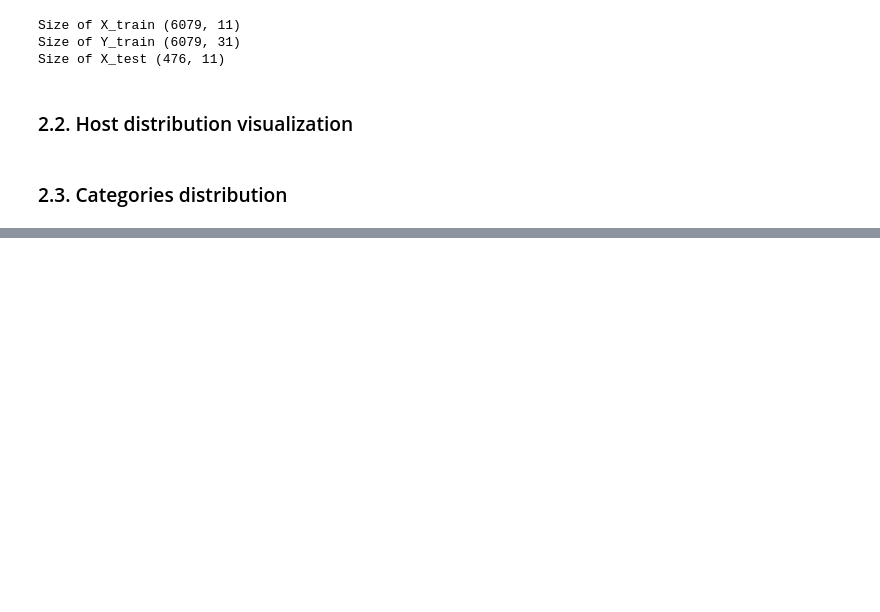
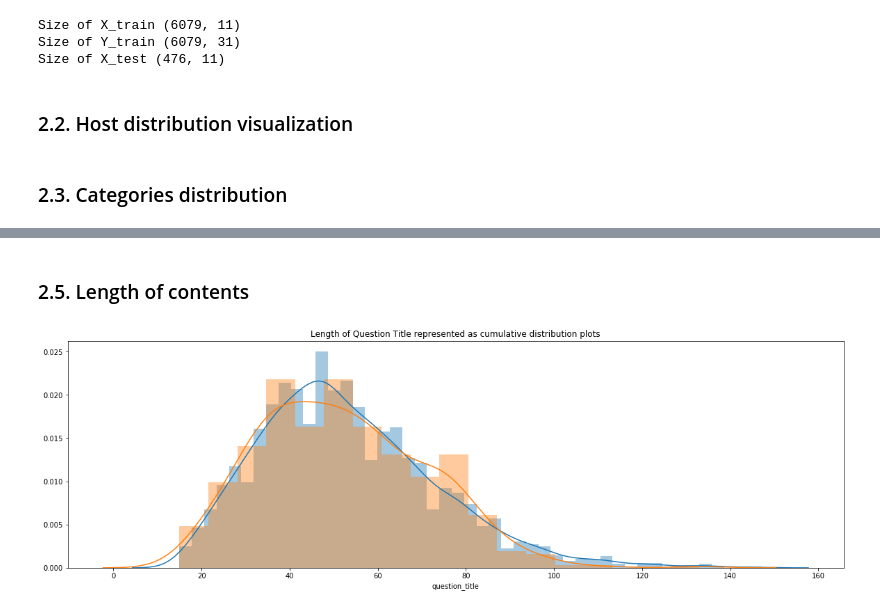
Before and after one commit to szachovy/Google-QUEST-Q-A-Labeling, a Jupyter notebook: agent.ipynb, the cells around one changed output, grey strips where cells are left out. Drawn from its saved outputs; the diff is of its cells as text; code cells hidden in the pictures; blank space fills up the shorter version.

```diff
--- a/agent.ipynb
+++ b/agent.ipynb
@@ -163,0 +175,6 @@ analysis.categories_distribution(X_test['category'], 'X_test categories distribu
+# %% [markdown]
+### 2.5. Length of contents
+# %%
+analysis.distribution_imposition(X_train['question_title'], X_test['question_title'], 'Length of Question Title represented as cumulative distribution plots')
+# %% [output]
+[figure, added]
```
Also changed, not shown: parts of 7 cells of this notebook, 2 other files.
